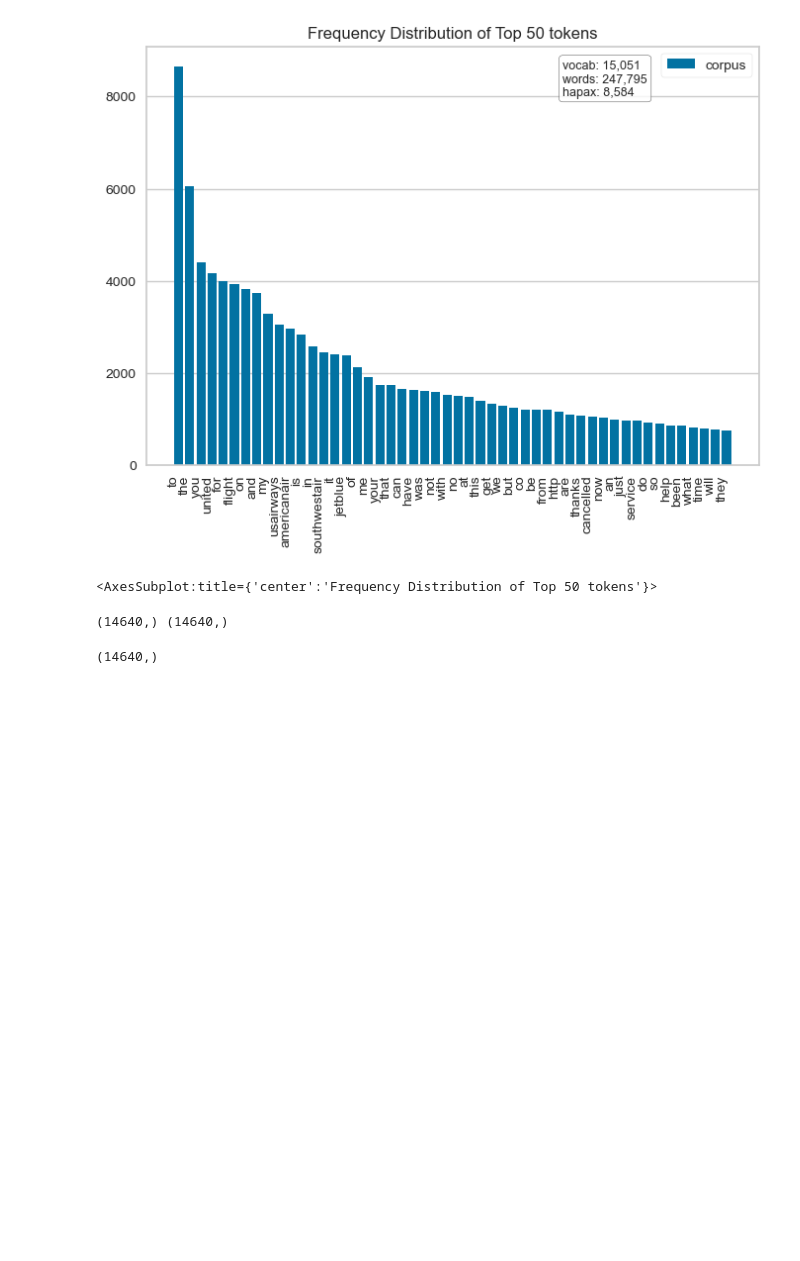
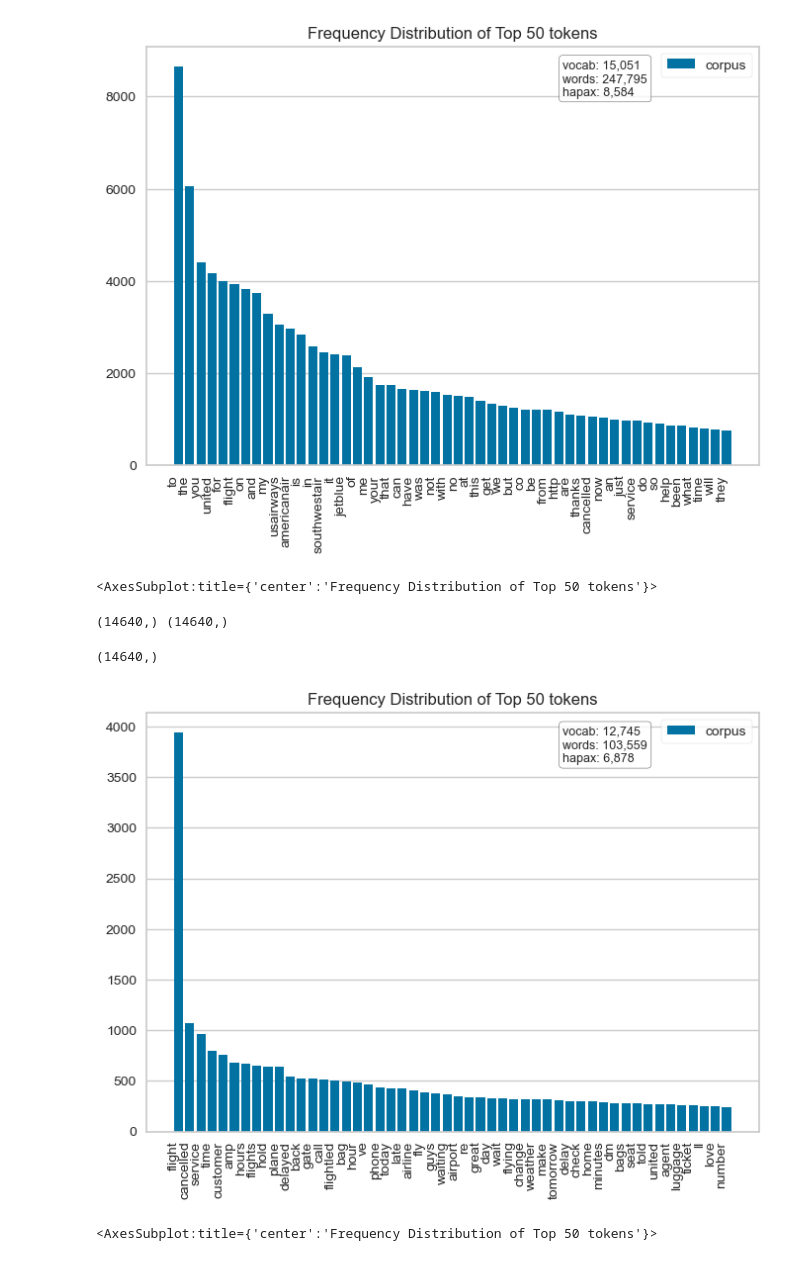
Before and after one commit to bkapteijns/thesis, a Jupyter notebook: code/feature-relevance/SHAP/sentiment-analysis/nlp_shap.ipynb, the cells around one changed output. Cells and saved outputs as stored; diff of their text form; code cells hidden in the pictures; blank space fills up the shorter version.

```diff
--- a/code/feature-relevance/SHAP/sentiment-analysis/nlp_shap.ipynb
+++ b/code/feature-relevance/SHAP/sentiment-analysis/nlp_shap.ipynb
@@ -68,3 +68,19 @@ with open("text.pkl", "wb") as f:
   pickle.dump(text, f)
 with open("labels.pkl", "wb") as f:
   pickle.dump(labels, f)
+# %%
+with open("text.pkl", "rb") as f:
+  text = pickle.load(f)
+with open("labels.pkl", "rb") as f:
+  labels = pickle.load(f)
+# %%
+%matplotlib inline
+vectorizer = CountVectorizer()
+docs       = vectorizer.fit_transform(text)
+features   = vectorizer.get_feature_names_out()
+visualizer = FreqDistVisualizer(features=features, orient='v')
+visualizer.fit(docs)
+visualizer.show()
+# %% [output]
+[figure, added]
+<AxesSubplot:title={'center':'Frequency Distribution of Top 50 tokens'}>
```
Also changed, not shown: parts of 14 cells of this notebook.
